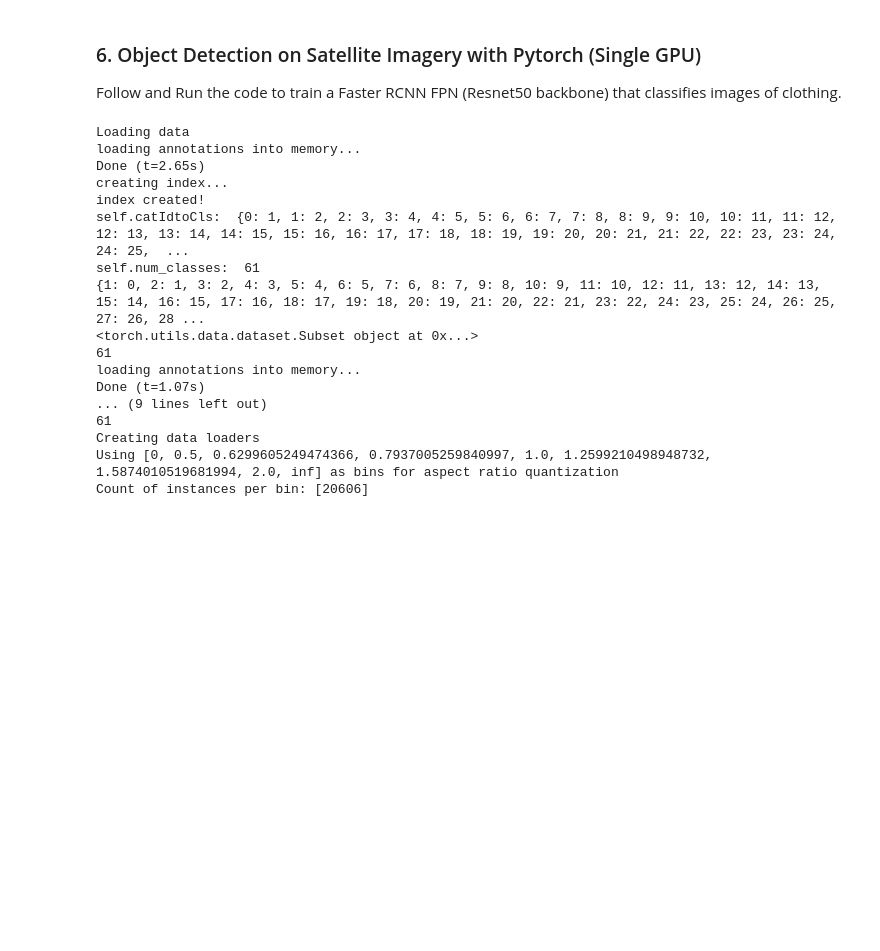
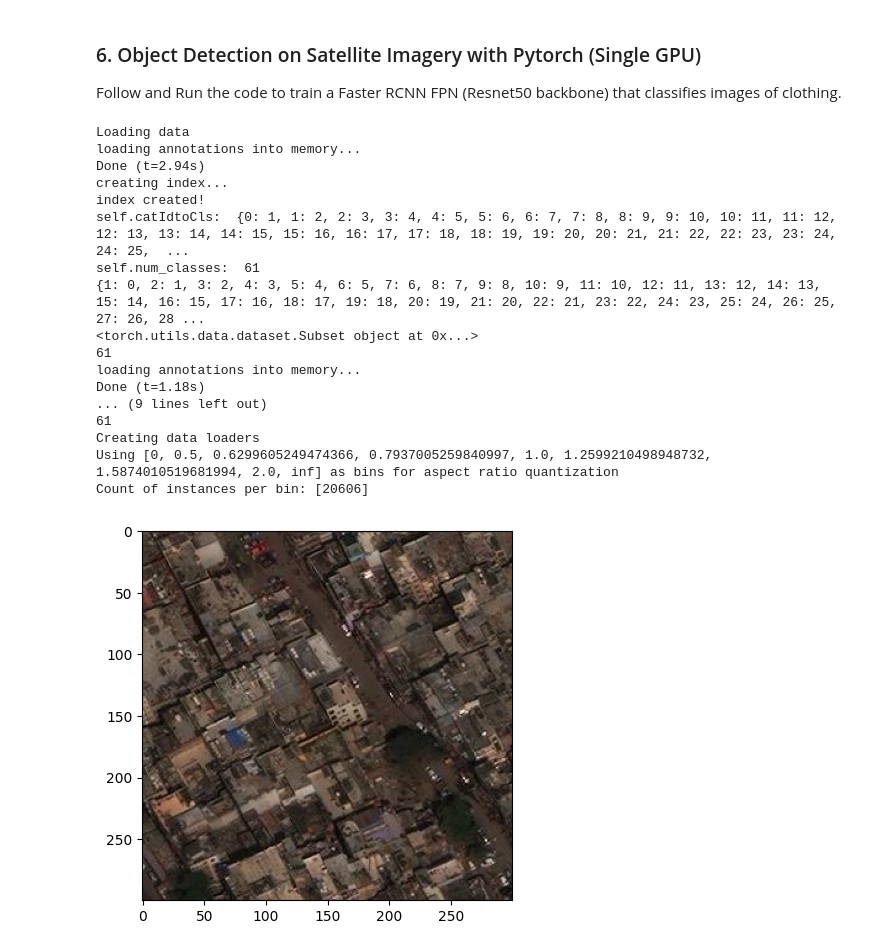
Before and after one commit to interactivetech/e2e_blogposts, a Jupyter notebook: ngc_blog/E2E-Part-1:_Installation.ipynb, the cells around one changed output. Cells and saved outputs as stored; diff of their text form; code cells hidden in the pictures; blank space fills up the shorter version.

```diff
--- a/ngc_blog/E2E-Part-1:_Installation.ipynb
+++ b/ngc_blog/E2E-Part-1:_Installation.ipynb
@@ -152,12 +162,12 @@ data_loader = torch.utils.data.DataLoader(
 
 data_loader_test = torch.utils.data.DataLoader(
     dataset_test, batch_size=1,
-    sampler=test_sampler, num_workers=workers,
+    sampler=test_sampler, num_workers=0,
     collate_fn=utils.collate_fn)
 # %% [output]
 Loading data
 loading annotations into memory...
-Done (t=2.65s)
+Done (t=2.94s)
 creating index...
 index created!
 self.catIdtoCls:  {0: 1, 1: 2, 2: 3, 3: 4, 4: 5, 5: 6, 6: 7, 7: 8, 8: 9, 9: 10, 10: 11, 11: 12, 12: 13, 13: 14, 14: 15, 15: 16, 16: 17, 17: 18, 18: 19, 19: 20, 20: 21, 21: 22, 22: 23, 23: 24, 24: 25,  ...
@@ -166,12 +176,34 @@ self.num_classes:  61
 <torch.utils.data.dataset.Subset object at 0x...>
 61
 loading annotations into memory...
-Done (t=1.07s)
+Done (t=1.18s)
 ... (9 lines left out)
 61
 Creating data loaders
 Using [0, 0.5, 0.6299605249474366, 0.7937005259840997, 1.0, 1.2599210498948732, 1.5874010519681994, 2.0, inf] as bins for aspect ratio quantization
 Count of instances per bin: [20606]
+# %%
+# Getting three examples from the test dataset
+inds_that_have_boxes = []
+test_images = list(data_loader_test)
+for ind,(im,targets) in tqdm(enumerate(test_images),total=len(list(data_loader_test))):
+    # print(ind,targets)
+    if targets[0]['boxes'].shape[0]>0:
+        # print(targets[0]['boxes'].shape[0])
+        # print(ind,targets)
+        inds_that_have_boxes.append(ind)
+
+images_t_list=[]
+targets_t_list=[]
+for ind in tqdm(range(3)):
+    im,targets = test_images[ind]
+    images_t_list.append(im[0])
+    targets_t_list.append(targets[0])
 # %%
 # Let's have a look at one of the images. The following code visualizes the images using the matplotlib library.
+im = Image.fromarray((255.*images_t_list[0].cpu().permute((1,2,0)).numpy()).astype(np.uint8))
+plt.imshow(im)
+plt.show()
+# %% [output]
+[figure, added]
 # %%
```
Also changed, not shown: parts of 7 cells of this notebook, 4 other files.
